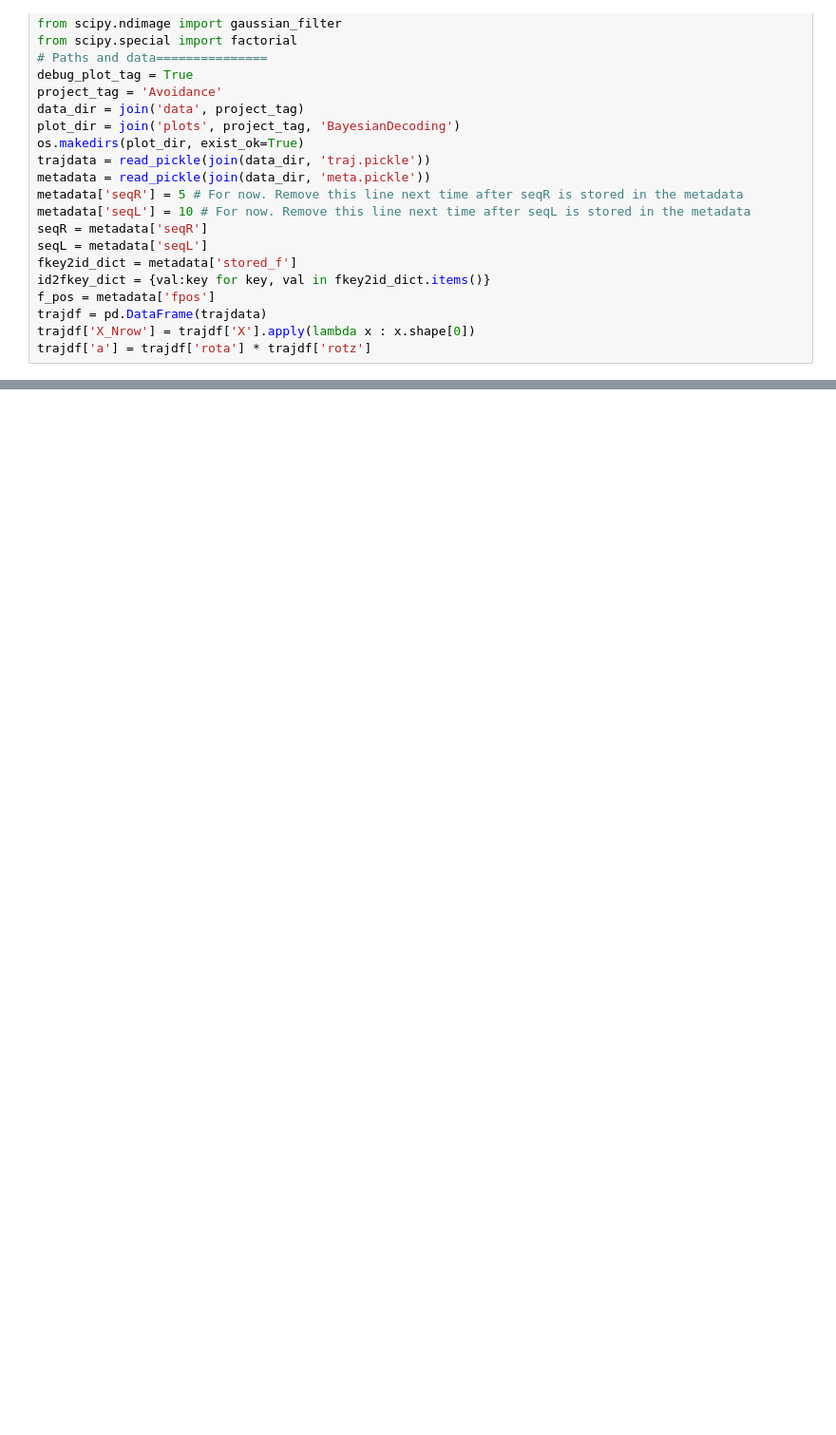
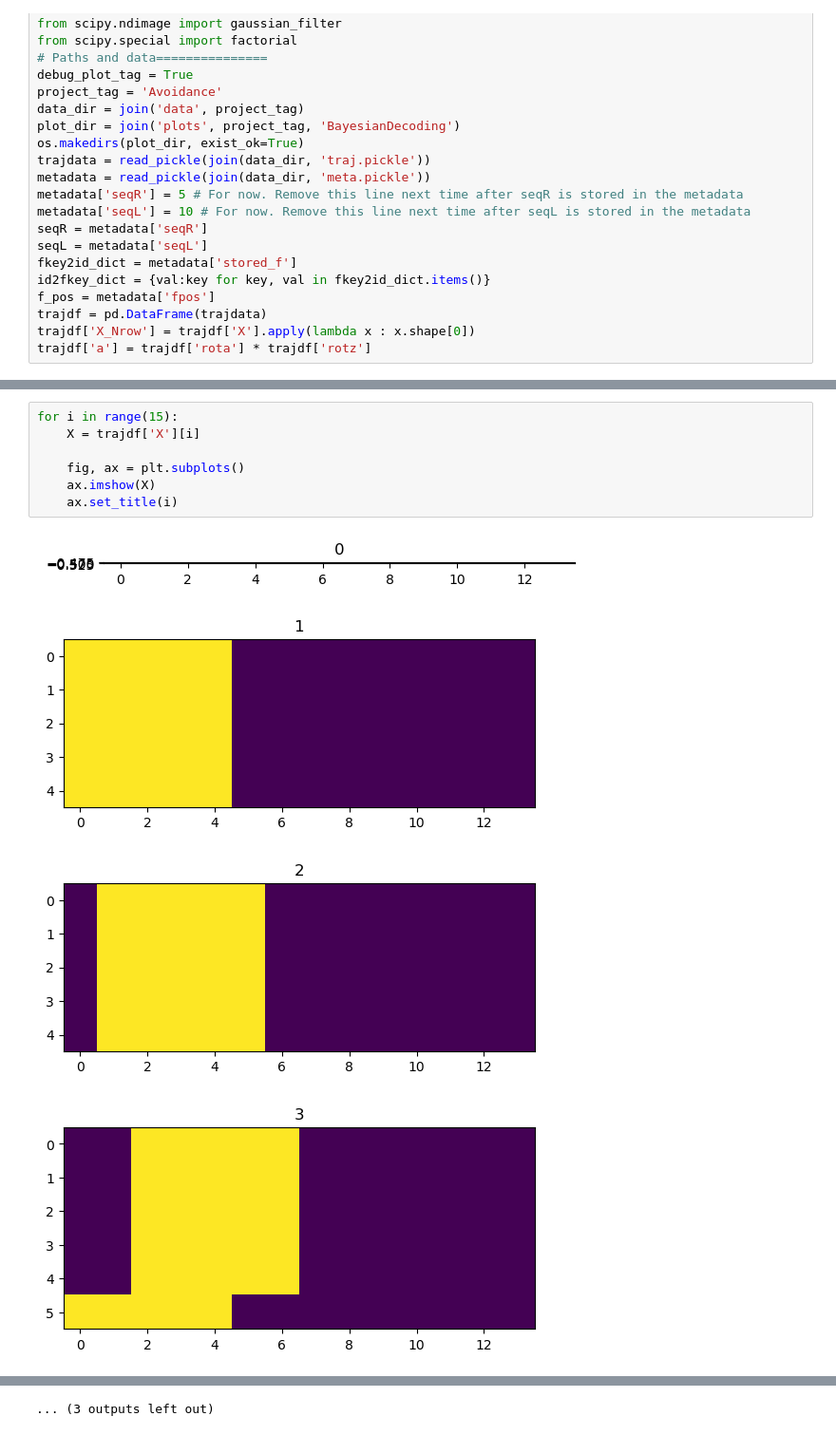
Before and after one commit to yyhhoi/HippoSLAM, a Jupyter notebook: controllers/hipposlam/try.ipynb, the cells around one changed output, grey strips where cells are left out. Shown at 95% size. Saved outputs shown, nothing was run; the diff lists cells and outputs as text; blank space fills up the shorter version.

```diff
--- a/controllers/hipposlam/try.ipynb
+++ b/controllers/hipposlam/try.ipynb
@@ -44,0 +118,12 @@ class Learner:
+# %%
+for i in range(15):
+    X = trajdf['X'][i]
+
+    fig, ax = plt.subplots()
+    ax.imshow(X)
+    ax.set_title(i)
+# %% [output]
+[figure, added]
+[figure, added]
+[figure, added]
+[figure, added]
@@ -44,0 +138 @@ class Learner:
+... (3 outputs left out)
```
Also changed, not shown: parts of 5 cells of this notebook.
